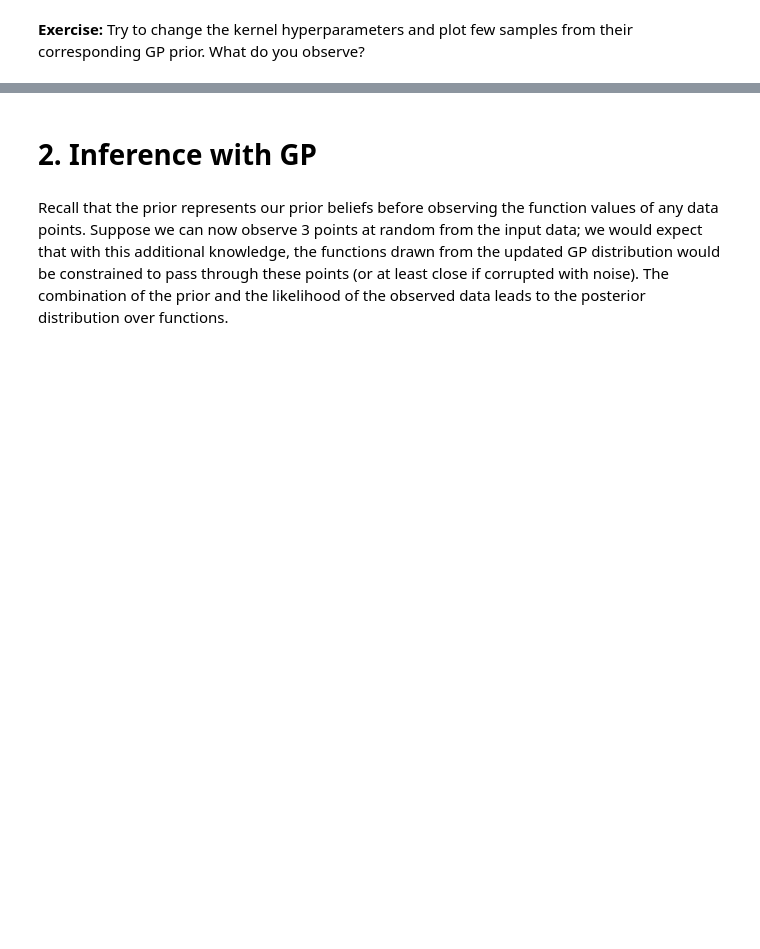
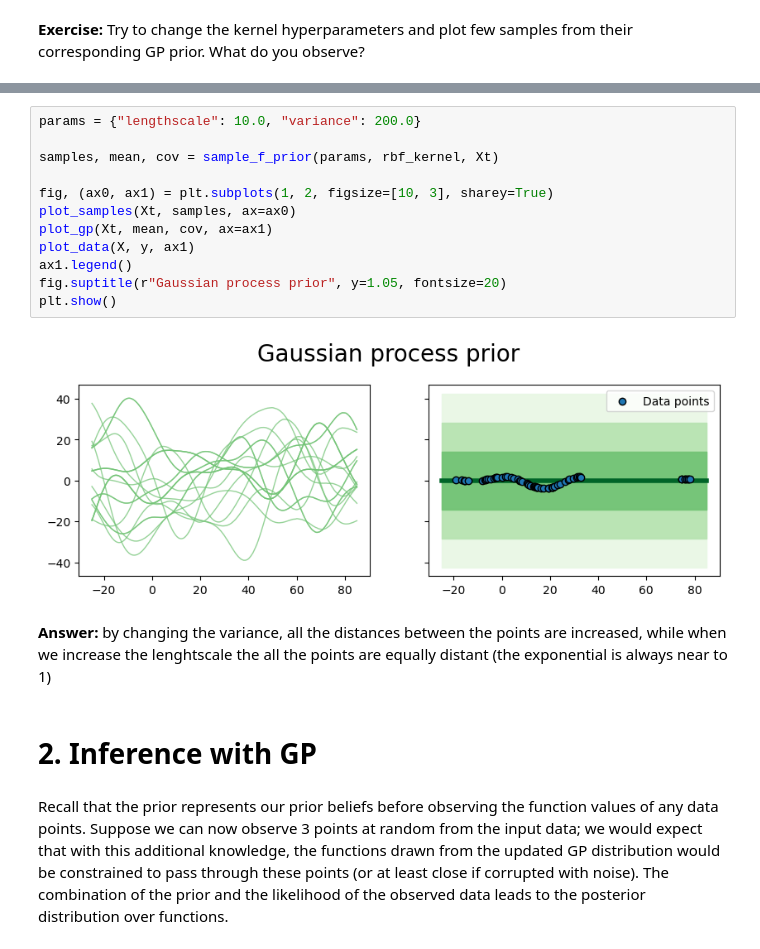
Before and after one commit to Michele2301/asi-labs, a Jupyter notebook: lab_week2-public/Gaussian_Process_Regression.ipynb, the cells around one changed output, grey strips where cells are left out. Cells and saved outputs as stored; diff of their text form; blank space fills up the shorter version.

```diff
--- a/lab_week2-public/Gaussian_Process_Regression.ipynb
+++ b/lab_week2-public/Gaussian_Process_Regression.ipynb
@@ -214,3 +207,19 @@ plt.show()
+# %%
+params = {"lengthscale": 10.0, "variance": 200.0}
+
+samples, mean, cov = sample_f_prior(params, rbf_kernel, Xt)
+
+fig, (ax0, ax1) = plt.subplots(1, 2, figsize=[10, 3], sharey=True)
+plot_samples(Xt, samples, ax=ax0)
+plot_gp(Xt, mean, cov, ax=ax1)
+plot_data(X, y, ax1)
+ax1.legend()
+fig.suptitle(r"Gaussian process prior", y=1.05, fontsize=20)
+plt.show()
+# %% [output]
+[figure, added]
+# %% [markdown]
+**Answer:** by changing the variance, all the distances between the points are increased, while when we increase the lenghtscale the all the points are equally distant (the exponential is always near to 1)
 # %% [markdown]
 # 2. Inference with GP
 # %% [markdown]
```
Also changed, not shown: parts of 25 cells of this notebook.
